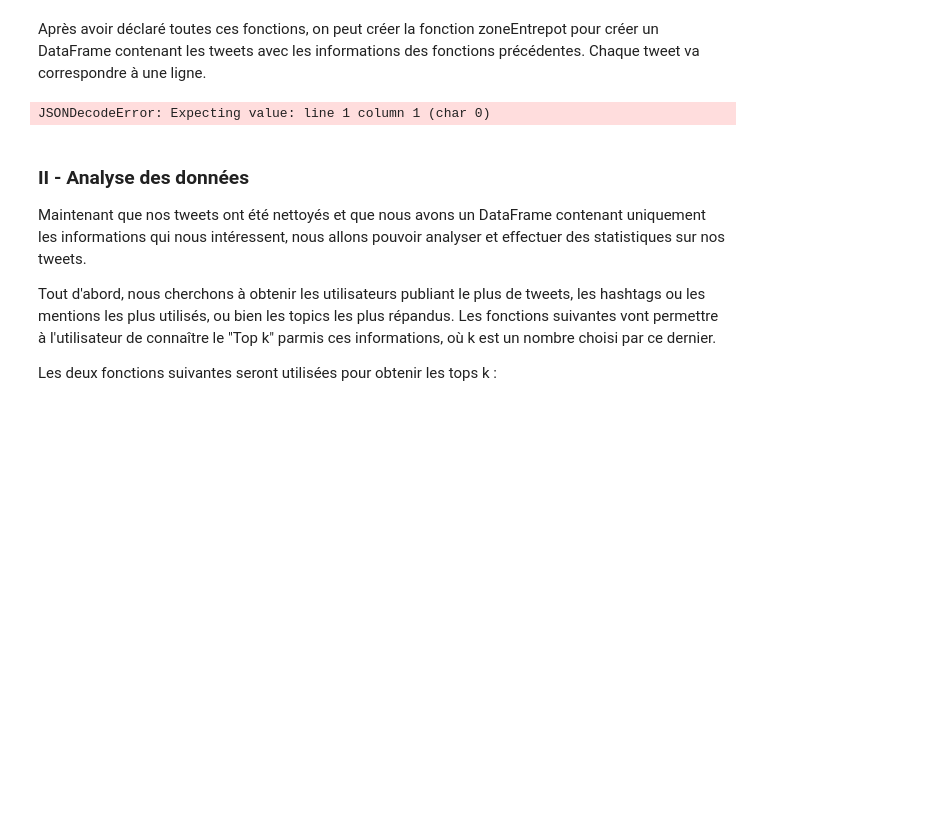
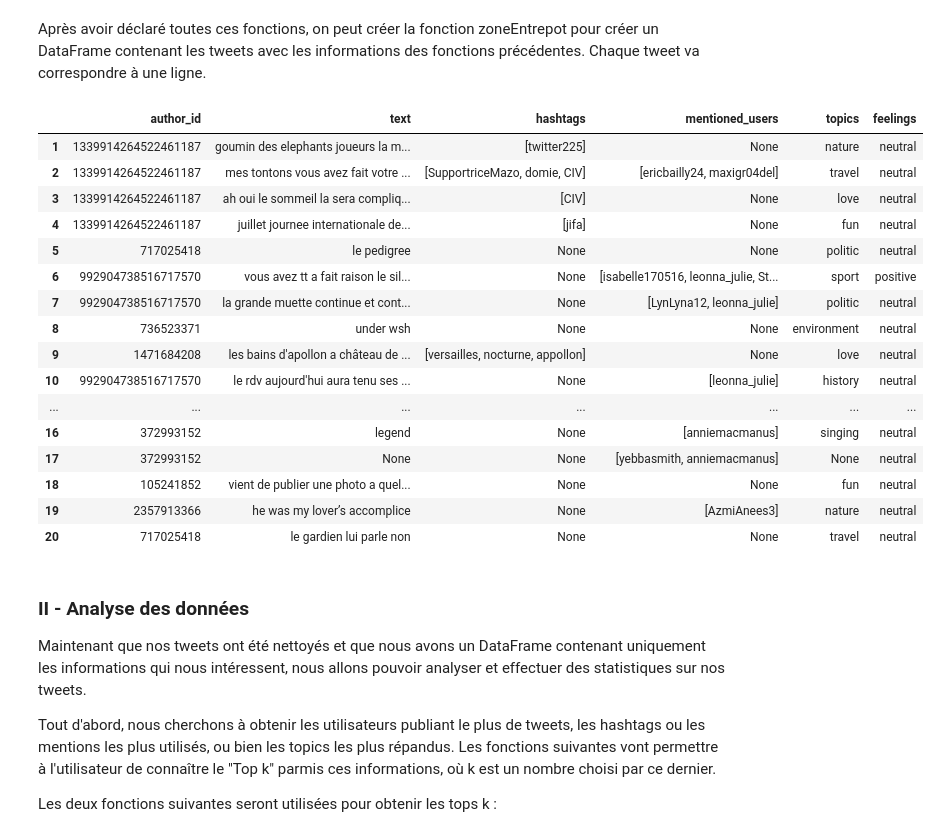
Before and after one commit to Camille-Le-Corre/IN304-Projet_Analyse_tweets, a Jupyter notebook: Projet.ipynb, the cells around one changed output. Drawn from its saved outputs; the diff is of its cells as text; code cells hidden in the pictures; blank space fills up the shorter version.

```diff
--- a/Projet.ipynb
+++ b/Projet.ipynb
@@ -253,10 +251,26 @@ def traitement_entrepot(file:list):
     les tweets dans une zone d'entrepot avec les informations essentielles'''
 # %%
 liste_tweet = openFile("zone_atterrissage.json")
-zone_entreport_tweet = zoneEntrepot(liste_tweet)
-zone_entreport_tweet
+zone_entrepot_tweet = zoneEntrepot(liste_tweet)
+zone_entrepot_tweet
 # %% [output]
-JSONDecodeError: Expecting value: line 1 column 1 (char 0)
+|  | author_id | text | hashtags | mentioned_users | topics | feelings |
+| 1 | 1339914264522461187 | goumin des elephants joueurs la m... | [twitter225] | None | nature | neutral |
+| 2 | 1339914264522461187 | mes tontons vous avez fait votre ... | [SupportriceMazo, domie, CIV] | [ericbailly24, maxigr04del] | travel | neutral |
+| 3 | 1339914264522461187 | ah oui le sommeil la sera compliq... | [CIV] | None | love | neutral |
+| 4 | 1339914264522461187 | juillet journee internationale de... | [jifa] | None | fun | neutral |
+| 5 | 717025418 | le pedigree | None | None | politic | neutral |
+| 6 | 992904738516717570 | vous avez tt a fait raison le sil... | None | [isabelle170516, leonna_julie, St... | sport | positive |
+| 7 | 992904738516717570 | la grande muette continue et cont... | None | [LynLyna12, leonna_julie] | politic | neutral |
+| 8 | 736523371 | under wsh | None | None | environment | neutral |
+| 9 | 1471684208 | les bains d'apollon a château de ... | [versailles, nocturne, appollon] | None | love | neutral |
+| 10 | 992904738516717570 | le rdv aujourd'hui aura tenu ses ... | None | [leonna_julie] | history | neutral |
+| ... | ... | ... | ... | ... | ... | ... |
+| 16 | 372993152 | legend | None | [anniemacmanus] | singing | neutral |
+| 17 | 372993152 | None | None | [yebbasmith, anniemacmanus] | None | neutral |
+| 18 | 105241852 | vient de publier une photo a quel... | None | None | fun | neutral |
+| 19 | 2357913366 | he was my lover’s accomplice | None | [AzmiAnees3] | nature | neutral |
+| 20 | 717025418 | le gardien lui parle non | None | None | travel | neutral |
 # %%
 # zoneEntrepot version Cam
 
```
Also changed, not shown: parts of 6 cells of this notebook.
